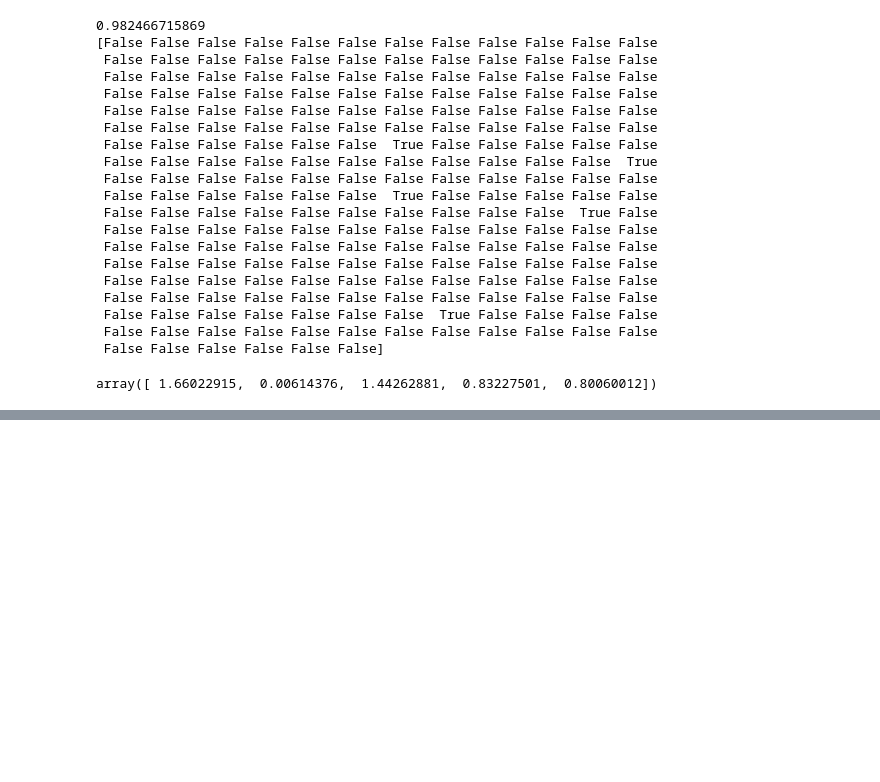
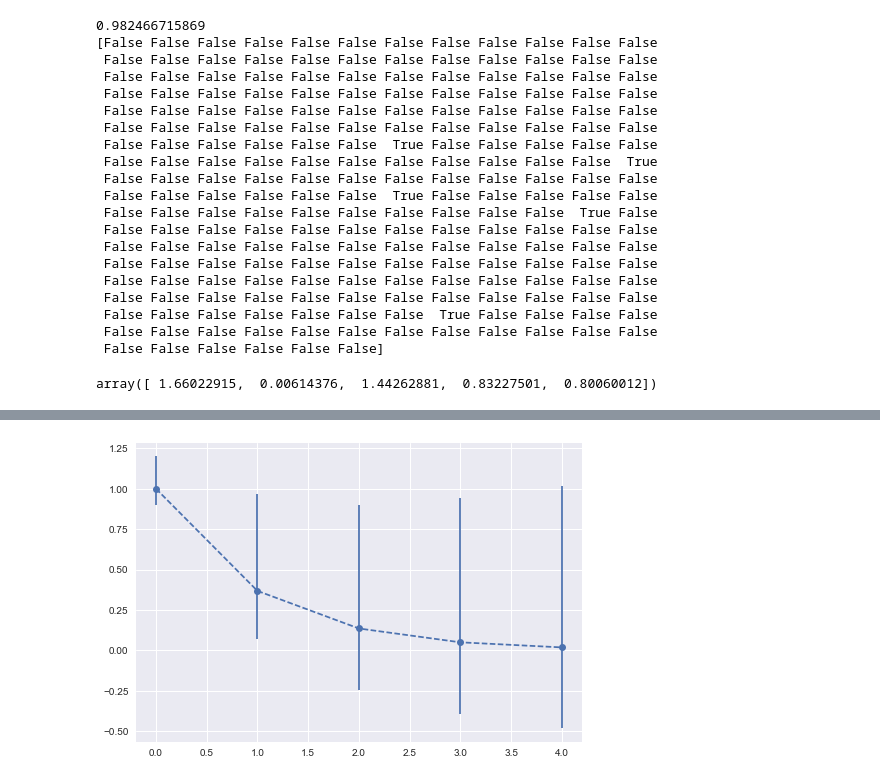
Before and after one commit to MiniGN/mlbootcamp-4, a Jupyter notebook: data_analize.ipynb, the cells around one changed output, grey strips where cells are left out. Saved outputs shown, nothing was run; the diff lists cells and outputs as text; code cells hidden in the pictures; blank space fills up the shorter version.

```diff
--- a/data_analize.ipynb
+++ b/data_analize.ipynb
@@ -506,0 +569,9 @@ array([ 1.66022915,  0.00614376,  1.44262881,  0.83227501,  0.80060012])
+# %%
+
+x = np.arange(0, 5, 1)
+y = np.exp(-x)
+yerr = 0.1 + 0.2*np.sqrt(x)
+plt.errorbar(x, y, yerr=[yerr, 2*yerr],  fmt='--o')
+plt.show()
+# %% [output]
+[figure, added]
```
Also changed, not shown: parts of 9 cells of this notebook.
